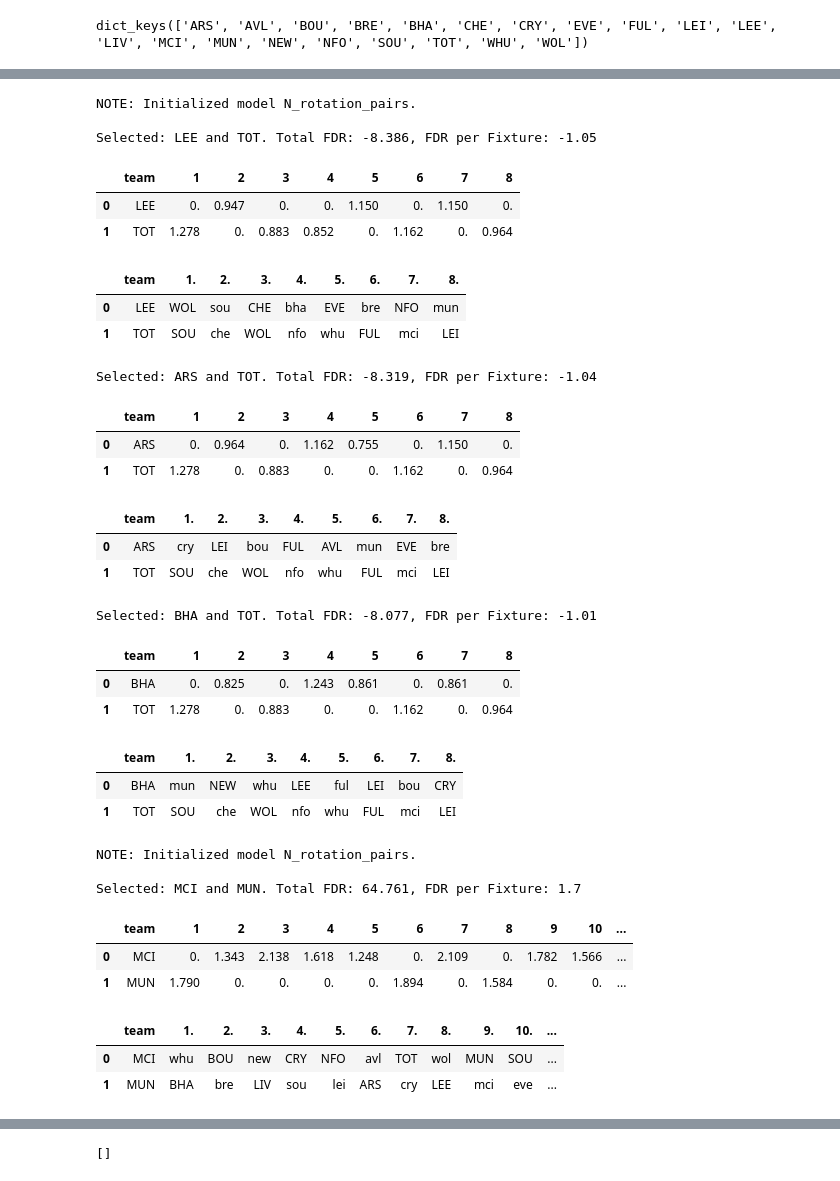
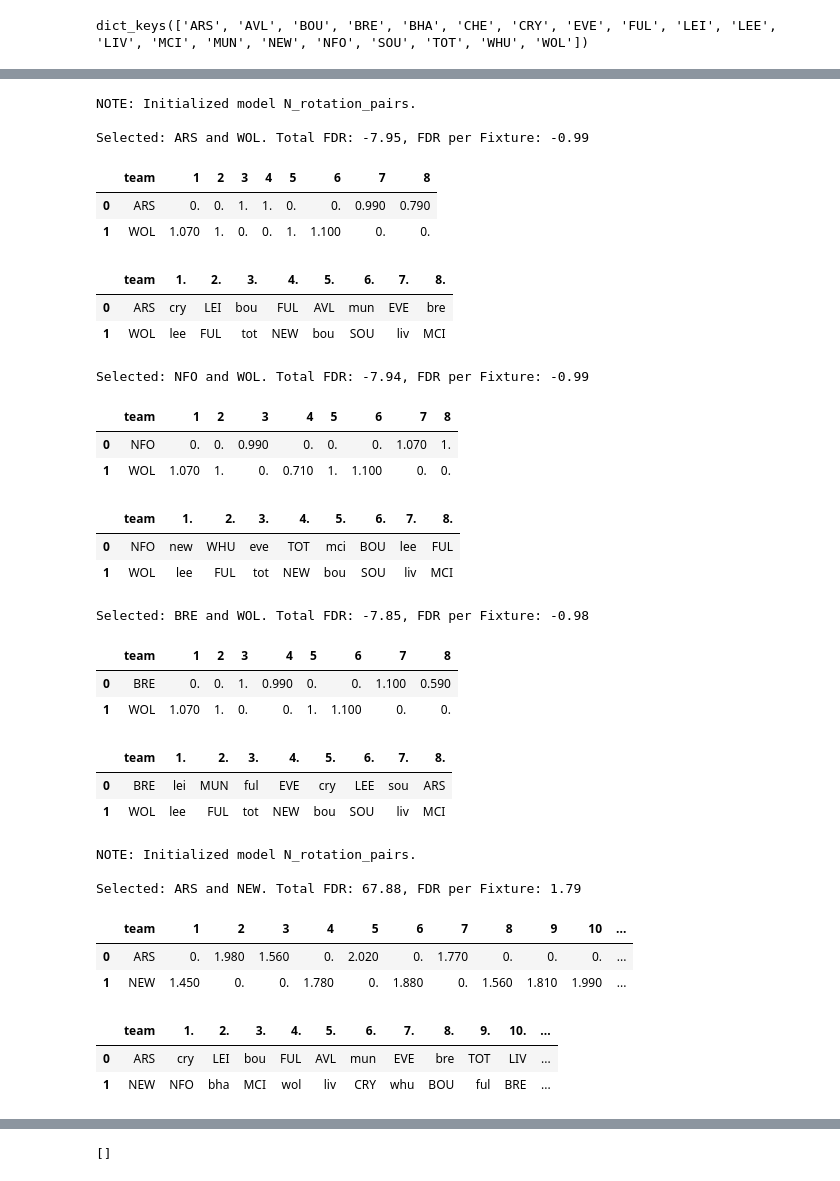
Before and after one commit to sertalpbilal/FPL-Optimization-Tools, a Jupyter notebook: notebooks/Bonus - FDR Rotation 2022-2023.ipynb, the cells around one changed output, grey strips where cells are left out. Drawn from its saved outputs; the diff is of its cells as text; code cells hidden in the pictures.

```diff
--- a/notebooks/Bonus - FDR Rotation 2022-2023.ipynb
+++ b/notebooks/Bonus - FDR Rotation 2022-2023.ipynb
@@ -29,7 +29,7 @@ ratings.head()
 | 3 | 4 | 4 | Chelsea | Barclays Premier League | 2.45 | 0.33 | 88.35 |
 | 4 | 5 | 5 | Paris Saint-Germain | French Ligue 1 | 2.79 | 0.65 | 85.82 |
 # %%
-hfa = 0.15
+hfa = 0.0
 fixture = pd.read_excel("../data/ben_2022_23.xlsx", sheet_name="HA Schedule", header=2, index_col=0, usecols=range(2, 42), engine='openpyxl').drop(columns=['Unnamed: 3'])
 fixture.index.name ='team'
 fixture_original = fixture.copy()
@@ -241,7 +241,7 @@ def print_solution(m, gws, fdr):
     display(HTML(s2.to_html().replace("000", "")))
     return selected_teams
 # %%
-def solve_N_pair_problem(N=2, max_iter=1, first_gw=1, last_gw=38, among=[], exclude=[], hfa=0.15, rating_type='spi_rating'):
+def solve_N_pair_problem(N=2, max_iter=1, first_gw=1, last_gw=38, among=[], exclude=[], hfa=0.0, rating_type='spi_rating'):
     fdr = get_fdr_with_hfa(hfa, rating_type)
     m = so.Model(name='N_rotation_pairs')
     team_list = list(teams.keys())
@@ -355,41 +355,41 @@ Selected: LEE and TOT. Total FDR: 12.897, FDR per Fixture: 1.61
 # %%
-solve_N_pair_problem(N=2, max_iter=3, last_gw=8, exclude=['LIV', 'MCI', 'CHE'], hfa=0.15, rating_type='def_rating')
+solve_N_pair_problem(N=2, max_iter=3, last_gw=8, exclude=['LIV', 'MCI', 'CHE'], hfa=0.0, rating_type='def_rating')
 # %% [output]
 NOTE: Initialized model N_rotation_pairs.
 
-Selected: LEE and TOT. Total FDR: -8.386, FDR per Fixture: -1.05
+Selected: ARS and WOL. Total FDR: -7.95, FDR per Fixture: -0.99
 |  | team | 1 | 2 | 3 | 4 | 5 | 6 | 7 | 8 |
-| 0 | LEE | 0. | 0.947 | 0. | 0. | 1.150 | 0. | 1.150 | 0. |
-| 1 | TOT | 1.278 | 0. | 0.883 | 0.852 | 0. | 1.162 | 0. | 0.964 |
+| 0 | ARS | 0. | 0. | 1. | 1. | 0. | 0. | 0.990 | 0.790 |
+| 1 | WOL | 1.070 | 1. | 0. | 0. | 1. | 1.100 | 0. | 0. |
 |  | team | 1. | 2. | 3. | 4. | 5. | 6. | 7. | 8. |
-| 0 | LEE | WOL | sou | CHE | bha | EVE | bre | NFO | mun |
-| 1 | TOT | SOU | che | WOL | nfo | whu | FUL | mci | LEI |
+| 0 | ARS | cry | LEI | bou | FUL | AVL | mun | EVE | bre |
+| 1 | WOL | lee | FUL | tot | NEW | bou | SOU | liv | MCI |
-Selected: ARS and TOT. Total FDR: -8.319, FDR per Fixture: -1.04
+Selected: NFO and WOL. Total FDR: -7.94, FDR per Fixture: -0.99
 |  | team | 1 | 2 | 3 | 4 | 5 | 6 | 7 | 8 |
-| 0 | ARS | 0. | 0.964 | 0. | 1.162 | 0.755 | 0. | 1.150 | 0. |
-| 1 | TOT | 1.278 | 0. | 0.883 | 0. | 0. | 1.162 | 0. | 0.964 |
+| 0 | NFO | 0. | 0. | 0.990 | 0. | 0. | 0. | 1.070 | 1. |
+| 1 | WOL | 1.070 | 1. | 0. | 0.710 | 1. | 1.100 | 0. | 0. |
 |  | team | 1. | 2. | 3. | 4. | 5. | 6. | 7. | 8. |
-| 0 | ARS | cry | LEI | bou | FUL | AVL | mun | EVE | bre |
-| 1 | TOT | SOU | che | WOL | nfo | whu | FUL | mci | LEI |
+| 0 | NFO | new | WHU | eve | TOT | mci | BOU | lee | FUL |
+| 1 | WOL | lee | FUL | tot | NEW | bou | SOU | liv | MCI |
-Selected: BHA and TOT. Total FDR: -8.077, FDR per Fixture: -1.01
+Selected: BRE and WOL. Total FDR: -7.85, FDR per Fixture: -0.98
 |  | team | 1 | 2 | 3 | 4 | 5 | 6 | 7 | 8 |
-| 0 | BHA | 0. | 0.825 | 0. | 1.243 | 0.861 | 0. | 0.861 | 0. |
-| 1 | TOT | 1.278 | 0. | 0.883 | 0. | 0. | 1.162 | 0. | 0.964 |
+| 0 | BRE | 0. | 0. | 1. | 0.990 | 0. | 0. | 1.100 | 0.590 |
+| 1 | WOL | 1.070 | 1. | 0. | 0. | 1. | 1.100 | 0. | 0. |
 |  | team | 1. | 2. | 3. | 4. | 5. | 6. | 7. | 8. |
-| 0 | BHA | mun | NEW | whu | LEE | ful | LEI | bou | CRY |
-| 1 | TOT | SOU | che | WOL | nfo | whu | FUL | mci | LEI |
+| 0 | BRE | lei | MUN | ful | EVE | cry | LEE | sou | ARS |
+| 1 | WOL | lee | FUL | tot | NEW | bou | SOU | liv | MCI |
 # %%
 solve_N_pair_problem(N=2, max_iter=1, rating_type='off_rating')
 # %% [output]
 NOTE: Initialized model N_rotation_pairs.
 
-Selected: MCI and MUN. Total FDR: 64.761, FDR per Fixture: 1.7
+Selected: ARS and NEW. Total FDR: 67.88, FDR per Fixture: 1.79
 |  | team | 1 | 2 | 3 | 4 | 5 | 6 | 7 | 8 | 9 | 10 | ... |
-| 0 | MCI | 0. | 1.343 | 2.138 | 1.618 | 1.248 | 0. | 2.109 | 0. | 1.782 | 1.566 | ... |
-| 1 | MUN | 1.790 | 0. | 0. | 0. | 0. | 1.894 | 0. | 1.584 | 0. | 0. | ... |
+| 0 | ARS | 0. | 1.980 | 1.560 | 0. | 2.020 | 0. | 1.770 | 0. | 0. | 0. | ... |
+| 1 | NEW | 1.450 | 0. | 0. | 1.780 | 0. | 1.880 | 0. | 1.560 | 1.810 | 1.990 | ... |
 |  | team | 1. | 2. | 3. | 4. | 5. | 6. | 7. | 8. | 9. | 10. | ... |
-| 0 | MCI | whu | BOU | new | CRY | NFO | avl | TOT | wol | MUN | SOU | ... |
-| 1 | MUN | BHA | bre | LIV | sou | lei | ARS | cry | LEE | mci | eve | ... |
+| 0 | ARS | cry | LEI | bou | FUL | AVL | mun | EVE | bre | TOT | LIV | ... |
+| 1 | NEW | NFO | bha | MCI | wol | liv | CRY | whu | BOU | ful | BRE | ... |
 # %%
 solve_N_pair_problem(N=2, max_iter=1, rating_type='spi_rating')
 # %% [output]
```
Also changed, not shown: parts of 23 cells of this notebook.
